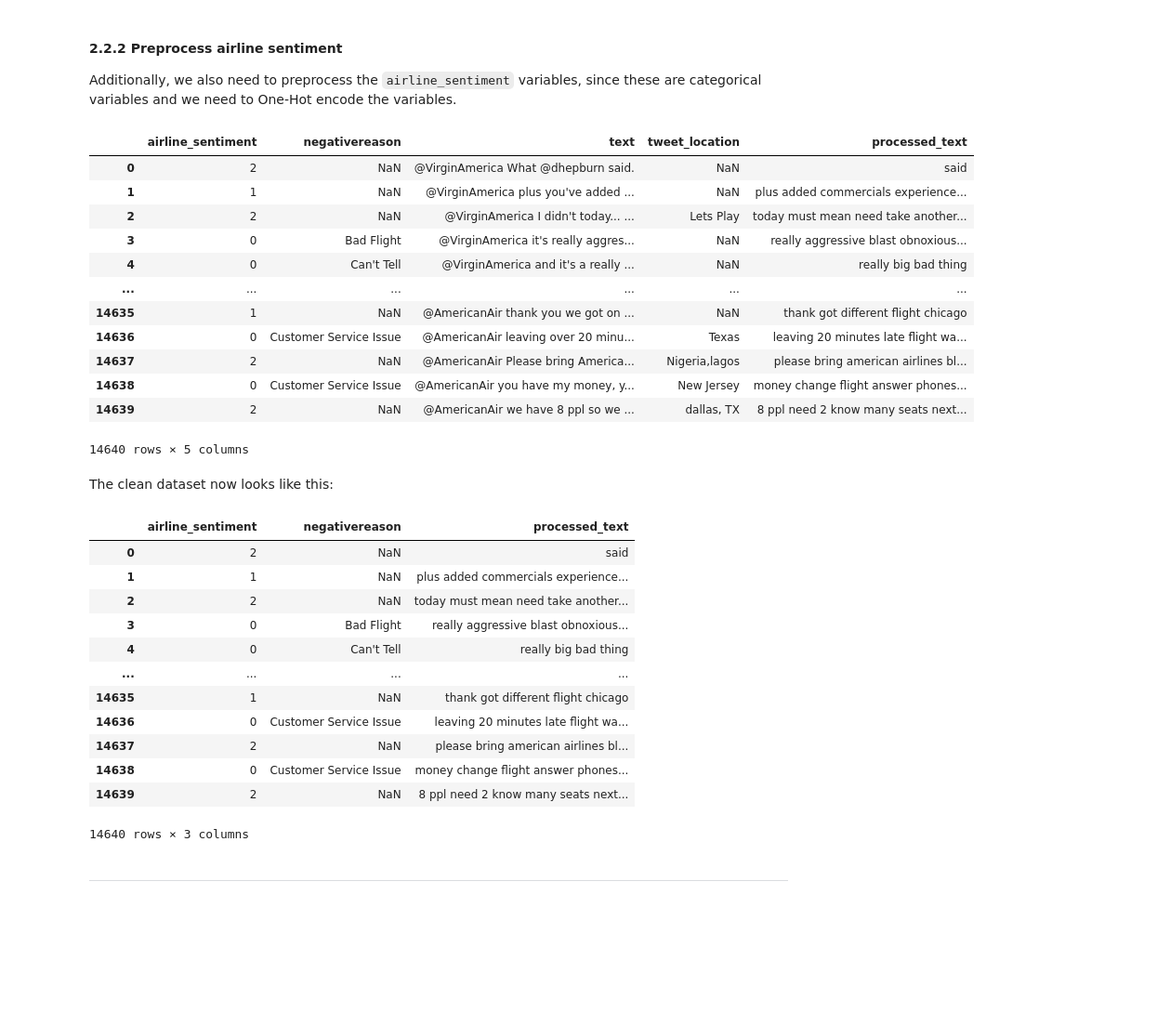
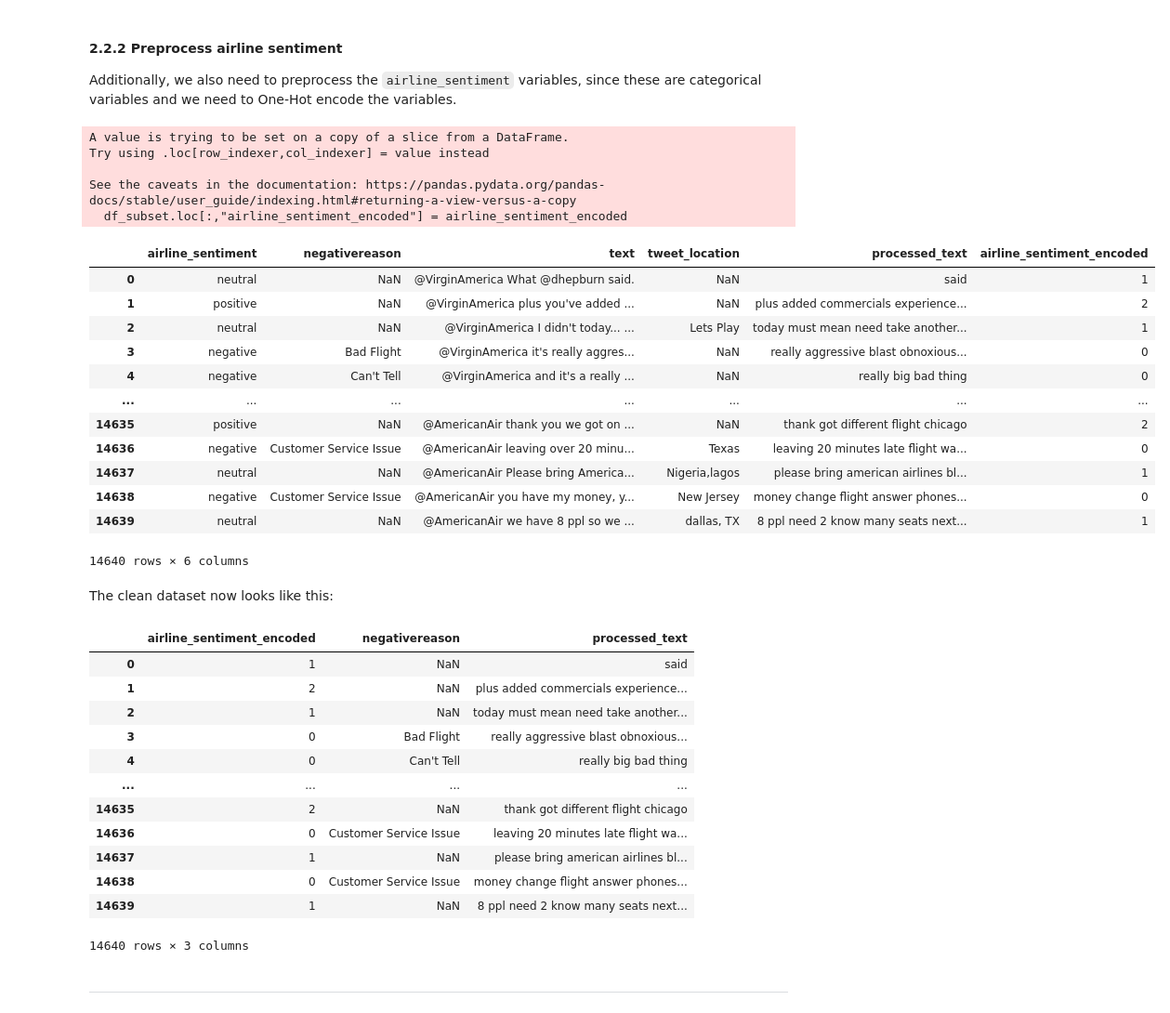
Before and after one commit to vcalderon2009/ML-System-Design-Course, a Jupyter notebook: modules/Module_0/Homework/01-Victor-Calderon-Module-0-Homework-1-Twitter-Sentiment-Analysis.ipynb, the cells around one changed output. Shown at 93% size. Cells and saved outputs as stored; diff of their text form; code cells hidden in the pictures; blank space fills up the shorter version.

```diff
--- a/modules/Module_0/Homework/01-Victor-Calderon-Module-0-Homework-1-Twitter-Sentiment-Analysis.ipynb
+++ b/modules/Module_0/Homework/01-Victor-Calderon-Module-0-Homework-1-Twitter-Sentiment-Analysis.ipynb
@@ -633,45 +637,53 @@ Additionally, we also need to preprocess the `airline_sentiment` variables, sinc
 # %%
 # Defining the mapping for the airline sentiment
 # NOTE: This can be further processed using the OneHotEncoder from Scikit-Learn
-airline_sentiment_mapping = dict(zip(["negative", "positive", "neutral"], [0,1,2]))
+le = LabelEncoder()
+
+# Creating the mapping for each record
+airline_sentiment_encoded = le.fit_transform(df_subset["airline_sentiment"])
 
 # Mapping the new values
-df_subset.loc[:,"airline_sentiment"] = df_subset["airline_sentiment"].replace(airline_sentiment_mapping)
+df_subset.loc[:,"airline_sentiment_encoded"] = airline_sentiment_encoded
 
 df_subset
 # %% [output]
+A value is trying to be set on a copy of a slice from a DataFrame.
+Try using .loc[row_indexer,col_indexer] = value instead
+
+See the caveats in the documentation: https://pandas.pydata.org/pandas-docs/stable/user_guide/indexing.html#returning-a-view-versus-a-copy
+  df_subset.loc[:,"airline_sentiment_encoded"] = airline_sentiment_encoded
-|  | airline_sentiment | negativereason | text | tweet_location | processed_text |
-| 0 | 2 | NaN | @VirginAmerica What @dhepburn said. | NaN | said |
-| 1 | 1 | NaN | @VirginAmerica plus you've added ... | NaN | plus added commercials experience... |
-| 2 | 2 | NaN | @VirginAmerica I didn't today... ... | Lets Play | today must mean need take another... |
-| 3 | 0 | Bad Flight | @VirginAmerica it's really aggres... | NaN | really aggressive blast obnoxious... |
-| 4 | 0 | Can't Tell | @VirginAmerica and it's a really ... | NaN | really big bad thing |
-| ... | ... | ... | ... | ... | ... |
-| 14635 | 1 | NaN | @AmericanAir thank you we got on ... | NaN | thank got different flight chicago |
-| 14636 | 0 | Customer Service Issue | @AmericanAir leaving over 20 minu... | Texas | leaving 20 minutes late flight wa... |
-| 14637 | 2 | NaN | @AmericanAir Please bring America... | Nigeria,lagos | please bring american airlines bl... |
-| 14638 | 0 | Customer Service Issue | @AmericanAir you have my money, y... | New Jersey | money change flight answer phones... |
-| 14639 | 2 | NaN | @AmericanAir we have 8 ppl so we ... | dallas, TX | 8 ppl need 2 know many seats next... |
+|  | airline_sentiment | negativereason | text | tweet_location | processed_text | airline_sentiment_encoded |
+| 0 | neutral | NaN | @VirginAmerica What @dhepburn said. | NaN | said | 1 |
+| 1 | positive | NaN | @VirginAmerica plus you've added ... | NaN | plus added commercials experience... | 2 |
+| 2 | neutral | NaN | @VirginAmerica I didn't today... ... | Lets Play | today must mean need take another... | 1 |
+| 3 | negative | Bad Flight | @VirginAmerica it's really aggres... | NaN | really aggressive blast obnoxious... | 0 |
+| 4 | negative | Can't Tell | @VirginAmerica and it's a really ... | NaN | really big bad thing | 0 |
+| ... | ... | ... | ... | ... | ... | ... |
+| 14635 | positive | NaN | @AmericanAir thank you we got on ... | NaN | thank got different flight chicago | 2 |
+| 14636 | negative | Customer Service Issue | @AmericanAir leaving over 20 minu... | Texas | leaving 20 minutes late flight wa... | 0 |
+| 14637 | neutral | NaN | @AmericanAir Please bring America... | Nigeria,lagos | please bring american airlines bl... | 1 |
+| 14638 | negative | Customer Service Issue | @AmericanAir you have my money, y... | New Jersey | money change flight answer phones... | 0 |
+| 14639 | neutral | NaN | @AmericanAir we have 8 ppl so we ... | dallas, TX | 8 ppl need 2 know many seats next... | 1 |
-14640 rows × 5 columns
+14640 rows × 6 columns
 # %% [markdown]
 The clean dataset now looks like this:
 # %%
-df_clean = df_subset[["airline_sentiment", "negativereason", "processed_text"]]
+df_clean = df_subset[["airline_sentiment_encoded", "negativereason", "processed_text"]]
 
 df_clean
 # %% [output]
-|  | airline_sentiment | negativereason | processed_text |
-| 0 | 2 | NaN | said |
-| 1 | 1 | NaN | plus added commercials experience... |
-| 2 | 2 | NaN | today must mean need take another... |
+|  | airline_sentiment_encoded | negativereason | processed_text |
+| 0 | 1 | NaN | said |
+| 1 | 2 | NaN | plus added commercials experience... |
+| 2 | 1 | NaN | today must mean need take another... |
 | 3 | 0 | Bad Flight | really aggressive blast obnoxious... |
 | 4 | 0 | Can't Tell | really big bad thing |
 | ... | ... | ... | ... |
-| 14635 | 1 | NaN | thank got different flight chicago |
+| 14635 | 2 | NaN | thank got different flight chicago |
 | 14636 | 0 | Customer Service Issue | leaving 20 minutes late flight wa... |
-| 14637 | 2 | NaN | please bring american airlines bl... |
+| 14637 | 1 | NaN | please bring american airlines bl... |
 | 14638 | 0 | Customer Service Issue | money change flight answer phones... |
-| 14639 | 2 | NaN | 8 ppl need 2 know many seats next... |
+| 14639 | 1 | NaN | 8 ppl need 2 know many seats next... |
 14640 rows × 3 columns
 # %% [markdown]
 ---
```
Also changed, not shown: parts of 11 cells of this notebook.
